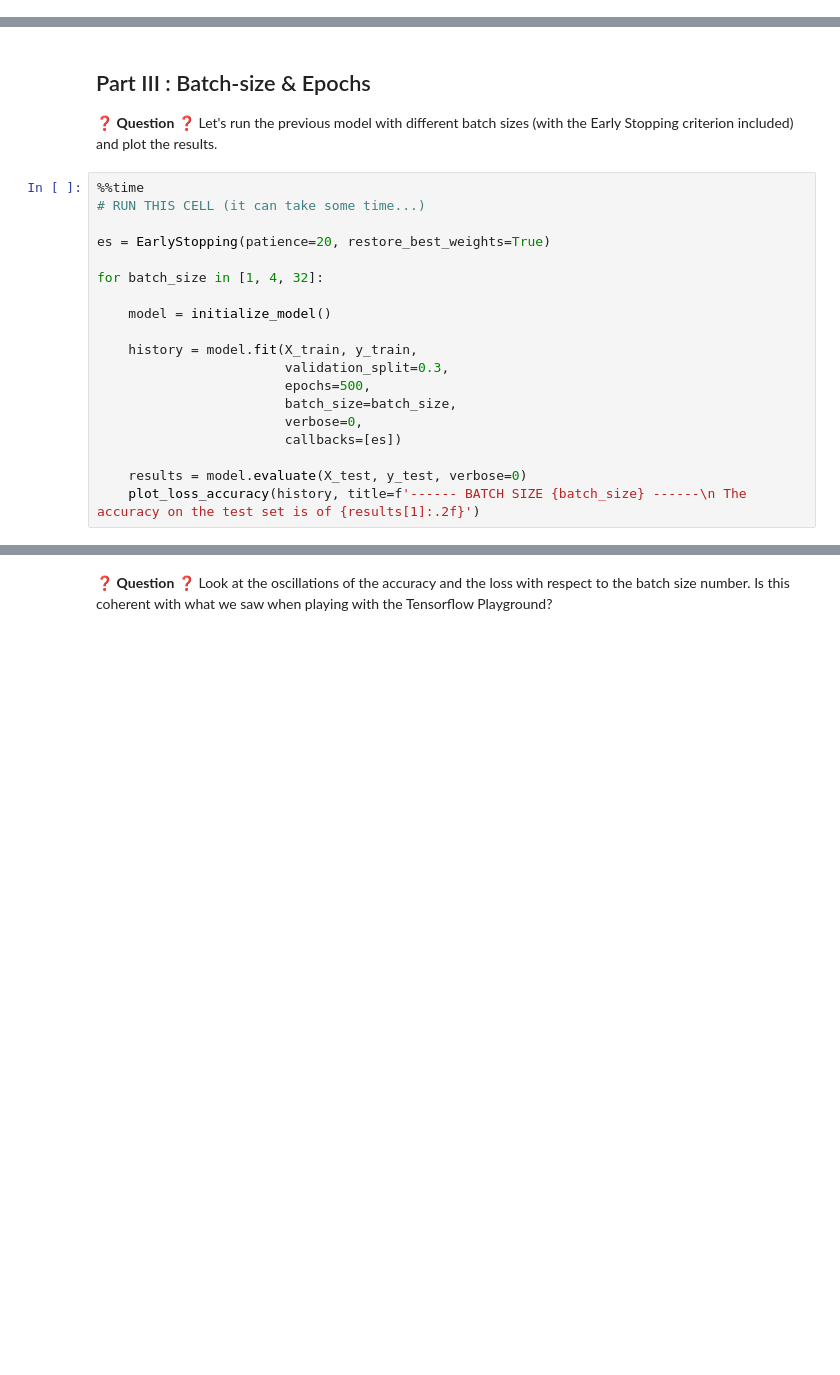
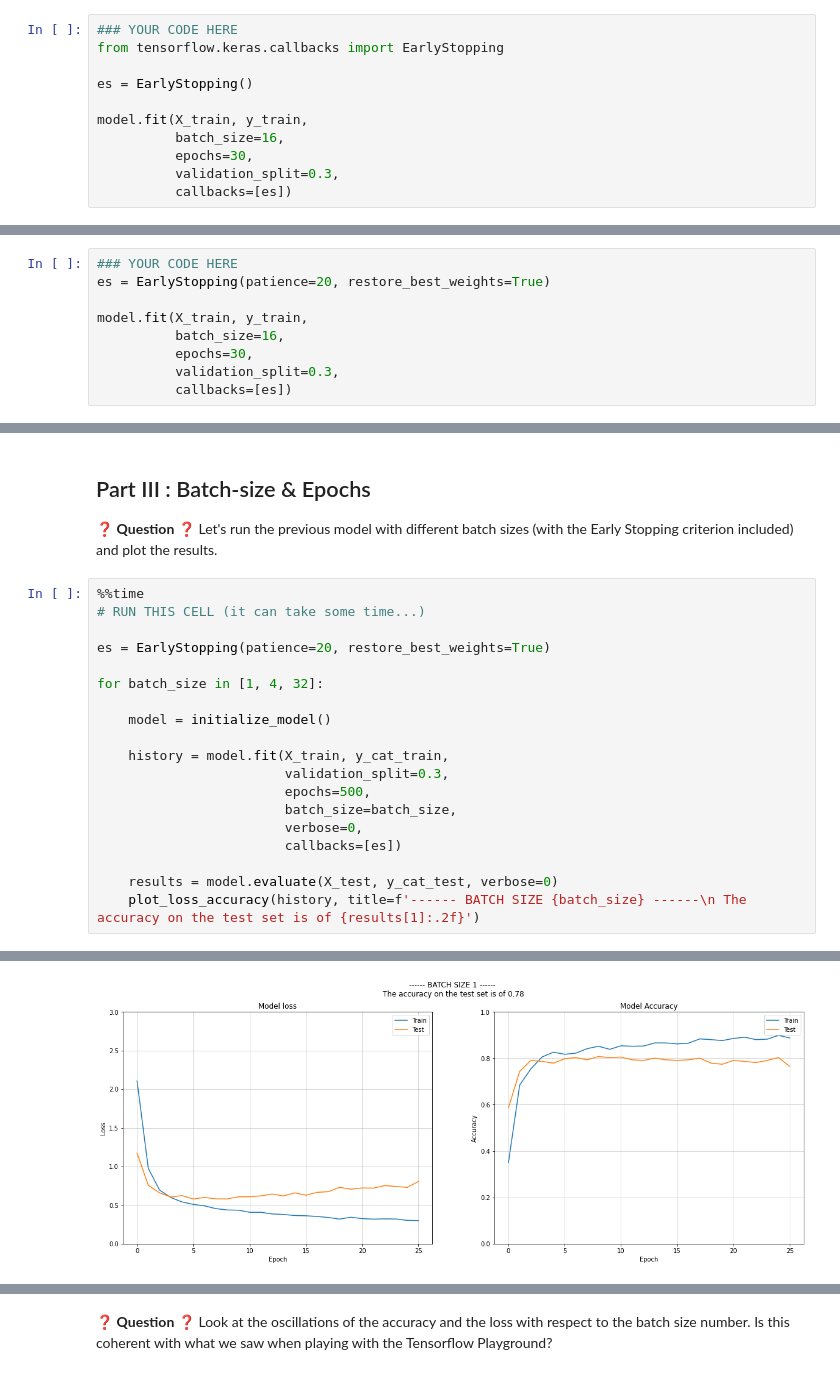
Before and after one commit to selmalopez/data-challenges, a Jupyter notebook: 06-Deep-Learning/02-Optimizer-loss-and-fitting/02-How-to-properly-prevent-overfitting/how_to_properly_prevent_overfitting.ipynb, the cells around one changed output, grey strips where cells are left out. Saved outputs shown, nothing was run; the diff lists cells and outputs as text; blank space fills up the shorter version.

```diff
--- a/06-Deep-Learning/02-Optimizer-loss-and-fitting/02-How-to-properly-prevent-overfitting/how_to_properly_prevent_overfitting.ipynb
+++ b/06-Deep-Learning/02-Optimizer-loss-and-fitting/02-How-to-properly-prevent-overfitting/how_to_properly_prevent_overfitting.ipynb
@@ -205,0 +304,11 @@ history = model.fit(X_train, y_train,
+# %%
+### YOUR CODE HERE
+from tensorflow.keras.callbacks import EarlyStopping
+
+es = EarlyStopping()
+
+model.fit(X_train, y_train,
+          batch_size=16,
+          epochs=30,
+          validation_split=0.3,
+          callbacks=[es])
@@ -215,0 +333,9 @@ The `patience` number  to select is highly related to the task at hand and there
+# %%
+### YOUR CODE HERE
+es = EarlyStopping(patience=20, restore_best_weights=True)
+
+model.fit(X_train, y_train,
+          batch_size=16,
+          epochs=30,
+          validation_split=0.3,
+          callbacks=[es])
@@ -231,12 +376,13 @@ for batch_size in [1, 4, 32]:
 
     model = initialize_model()
 
-    history = model.fit(X_train, y_train,
+    history = model.fit(X_train, y_cat_train,
                         validation_split=0.3,
                         epochs=500,
                         batch_size=batch_size,
                         verbose=0,
                         callbacks=[es])
 
-    results = model.evaluate(X_test, y_test, verbose=0)
+    results = model.evaluate(X_test, y_cat_test, verbose=0)
     plot_loss_accuracy(history, title=f'------ BATCH SIZE {batch_size} ------\n The accuracy on the test set is of {results[1]:.2f}')
+# %% [output]
@@ -242,0 +391 @@ for batch_size in [1, 4, 32]:
+[figure, added]
```
Also changed, not shown: parts of 27 cells of this notebook.
